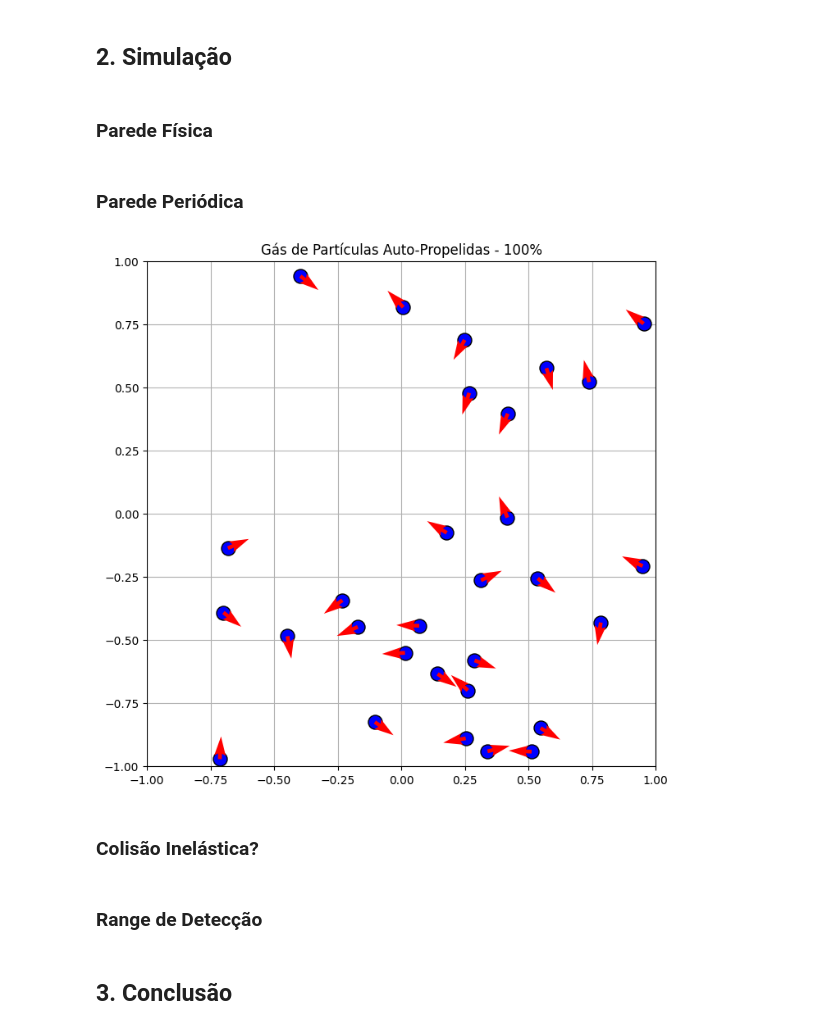
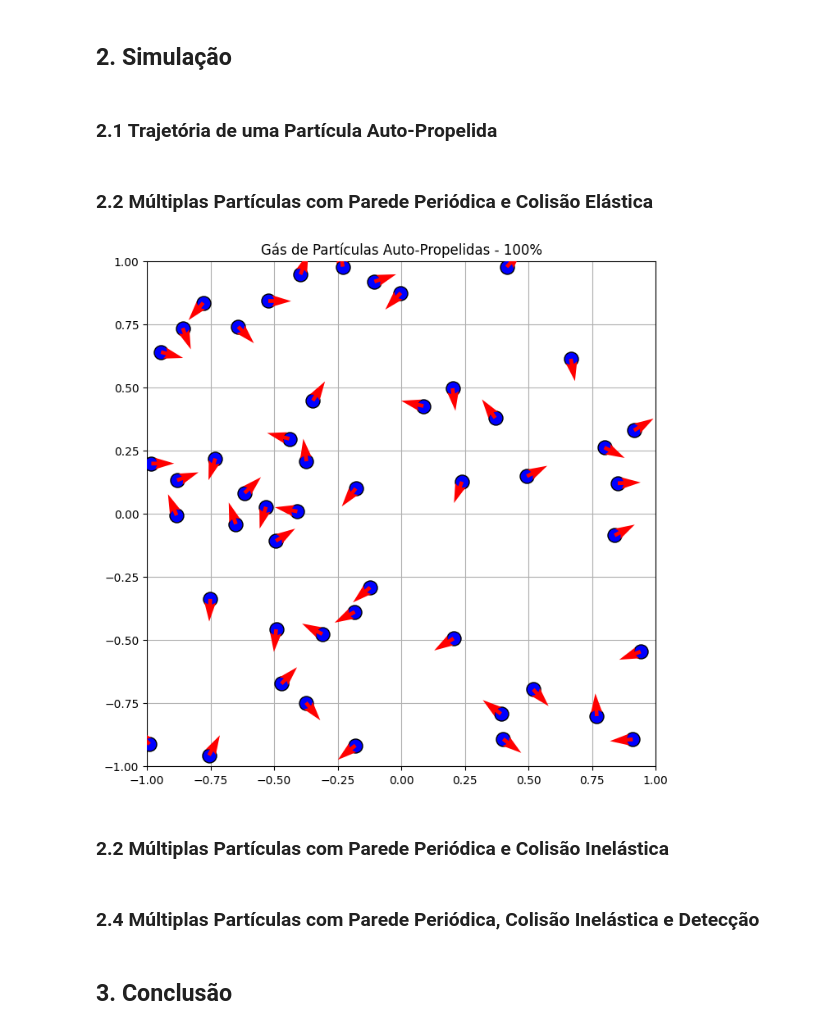
Before and after one commit to Wally-sson/pys, a Jupyter notebook: Movimento Auto Impulsionado/Auto Impulsão.ipynb, the cells around one changed output. Saved outputs shown, nothing was run; the diff lists cells and outputs as text; code cells hidden in the pictures.

```diff
--- a/Movimento Auto Impulsionado/Auto Impulsão.ipynb
+++ b/Movimento Auto Impulsionado/Auto Impulsão.ipynb
@@ -29,6 +30,8 @@ from matplotlib.animation import FuncAnimation
 ## 1. Partículas Auto-Propelidas
 # %% [markdown]
 ## 2. Simulação
+# %% [markdown]
+### 2.1 Trajetória de uma Partícula Auto-Propelida
 # %%
 N = 200
 v_0 = 0.01
@@ -88,4 +89,2 @@ caminho = '../Imagens/Evolucao.gif'
 anim.save(caminho, writer = 'pillow', fps = 10)
 plt.close(fig)
-# %% [markdown]
-### Parede Física
@@ -195,13 +91,8 @@ plt.close(fig)
 # %% [markdown]
-### Parede Periódica
+### 2.2 Múltiplas Partículas com Parede Periódica e Colisão Elástica
 # %%
-import numpy as np
-import matplotlib.pyplot as plt
-from matplotlib.animation import FuncAnimation
-from itertools import combinations
-
 # Parâmetros da simulação
-M = 30           # Número de partículas
+M = 50           # Número de partículas
 N = 200          # Número de frames
 v_0 = 0.03       # Velocidade constante escalar
 q = 0.05          # Intensidade do ruído na orientação
@@ -265,34 +156,34 @@ def update(frame):
                 V[j] = V[j] + v_n * n
 
                 # Reajustar o ângulo interno
                 theta[i] = np.arctan2(V[i, 1], V[i, 0])
                 theta[j] = np.arctan2(V[j, 1], V[j, 0])
 
             # Afastar fisicamente as partículas
             overlap = 2 * R - dist
             pos[i] += (overlap / 2) * n
             pos[j] -= (overlap / 2) * n
 
     # Garantir que o afastamento mecânico das colisões também respeite o contorno periódico
     pos = np.mod(pos + d, 2 * d) - d
 
     # 5. Atualizar os dados no gráfico
     scatter.set_offsets(pos)
     quiver.set_offsets(pos)
     # Multiplicamos o vetor visual da velocidade pelo arrow_scale
     quiver.set_UVC(v_0 * np.cos(theta) * arrow_scale, v_0 * np.sin(theta) * arrow_scale)
 
     ax.set_title(f'Gás de Partículas Auto-Propelidas - {frame/N*100:.0f}%')
     return scatter, quiver
 
 # Geração da animação
 anim = FuncAnimation(fig, update, frames=N, interval=50, blit=False)
 
 caminho = '../Imagens/Multilplas_Particulas_PacMan.gif'
 anim.save(caminho, writer='pillow', fps=20)
 plt.show()
 # %% [output]
-[figure, old version]
+[figure, new version]
-# %% [markdown]
-### Colisão Inelástica?
+# %% [markdown]
+### 2.2 Múltiplas Partículas com Parede Periódica e Colisão Inelástica
 # %%
@@ -385,5 +271,5 @@ caminho = '../Imagens/Colisao_inelastica.gif'
 anim.save(caminho, writer='pillow', fps=20)
 plt.close()
 # %% [markdown]
-### Range de Detecção
+### 2.4 Múltiplas Partículas com Parede Periódica, Colisão Inelástica e Detecção
 # %%
```
Also changed, not shown: parts of 8 cells of this notebook, 8 other files.
